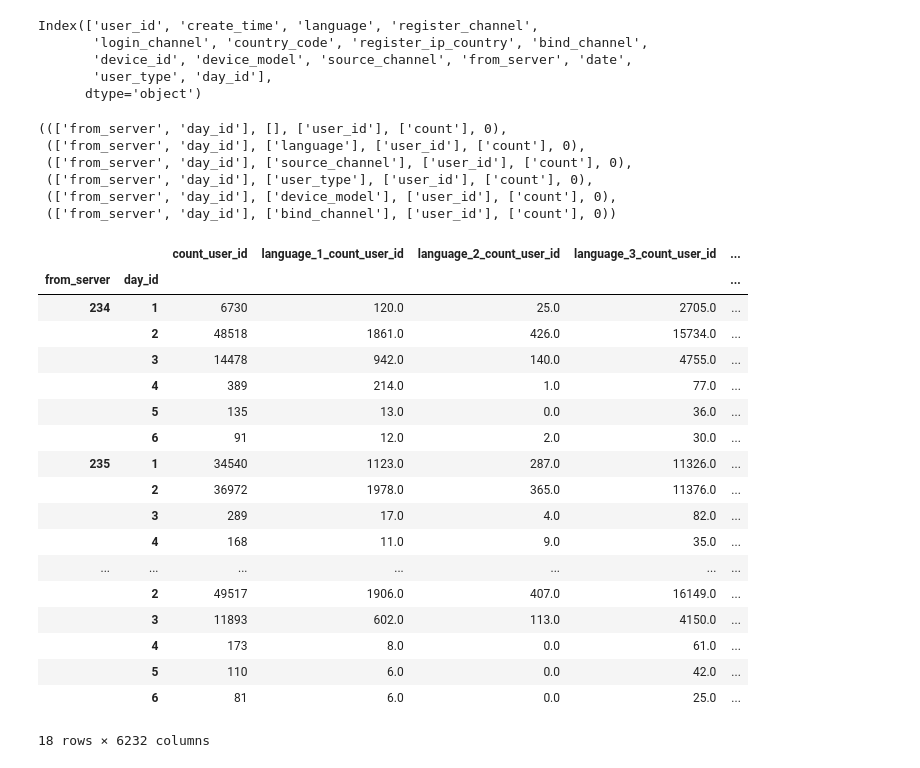
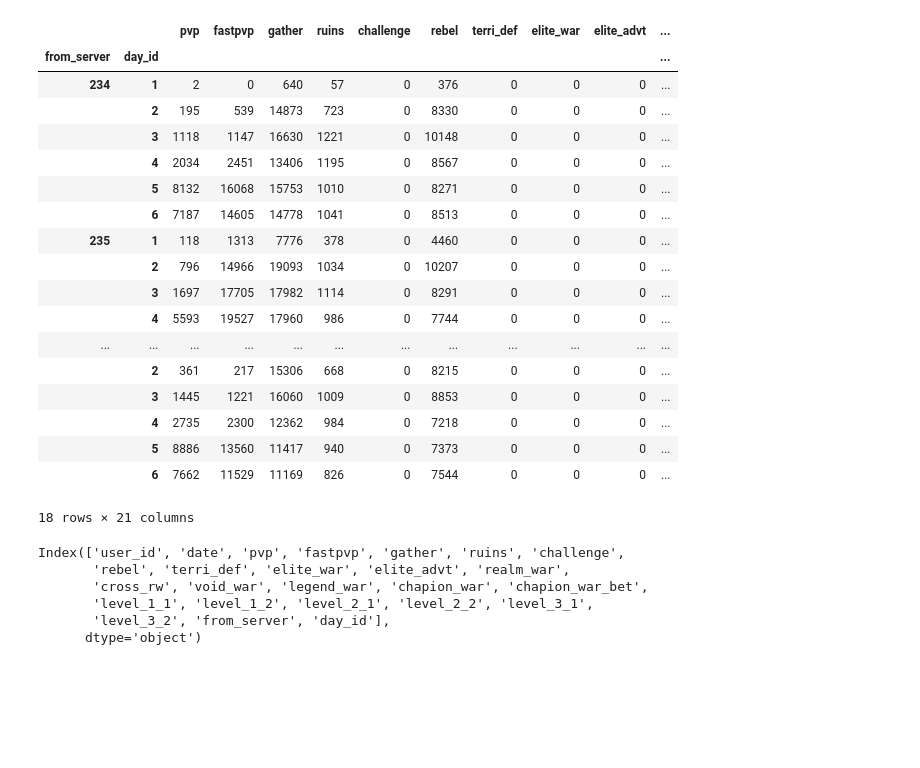
Before and after one commit to Camel-Data/Camel_open_server, a Jupyter notebook: docs/open_server_aggr.ipynb, the cells around one changed output. Cells and saved outputs as stored; diff of their text form; code cells hidden in the pictures; blank space fills up the shorter version.

```diff
--- a/docs/open_server_aggr.ipynb
+++ b/docs/open_server_aggr.ipynb
@@ -106,8 +67,35 @@ def run_groupby_tasks(df, tasks, merge = False):
+# %%
+battle.groupby(['from_server','day_id'])[['pvp','fastpvp','gather','ruins','challenge',
+                                          'rebel','terri_def','elite_war', 'elite_advt', 'realm_war',
+                                          'cross_rw', 'void_war', 'legend_war', 'chapion_war', 'chapion_war_bet',
+                                          'level_1_1', 'level_1_2', 'level_2_1', 'level_2_2', 'level_3_1',
+                                          'level_3_2']].sum()
+# %% [output]
+|  |  | pvp | fastpvp | gather | ruins | challenge | rebel | terri_def | elite_war | elite_advt | ... |
+| from_server | day_id |  |  |  |  |  |  |  |  |  | ... |
+| 234 | 1 | 2 | 0 | 640 | 57 | 0 | 376 | 0 | 0 | 0 | ... |
+|  | 2 | 195 | 539 | 14873 | 723 | 0 | 8330 | 0 | 0 | 0 | ... |
+|  | 3 | 1118 | 1147 | 16630 | 1221 | 0 | 10148 | 0 | 0 | 0 | ... |
+|  | 4 | 2034 | 2451 | 13406 | 1195 | 0 | 8567 | 0 | 0 | 0 | ... |
+|  | 5 | 8132 | 16068 | 15753 | 1010 | 0 | 8271 | 0 | 0 | 0 | ... |
+|  | 6 | 7187 | 14605 | 14778 | 1041 | 0 | 8513 | 0 | 0 | 0 | ... |
+| 235 | 1 | 118 | 1313 | 7776 | 378 | 0 | 4460 | 0 | 0 | 0 | ... |
+|  | 2 | 796 | 14966 | 19093 | 1034 | 0 | 10207 | 0 | 0 | 0 | ... |
+|  | 3 | 1697 | 17705 | 17982 | 1114 | 0 | 8291 | 0 | 0 | 0 | ... |
+|  | 4 | 5593 | 19527 | 17960 | 986 | 0 | 7744 | 0 | 0 | 0 | ... |
+| ... | ... | ... | ... | ... | ... | ... | ... | ... | ... | ... | ... |
+|  | 2 | 361 | 217 | 15306 | 668 | 0 | 8215 | 0 | 0 | 0 | ... |
+|  | 3 | 1445 | 1221 | 16060 | 1009 | 0 | 8853 | 0 | 0 | 0 | ... |
+|  | 4 | 2735 | 2300 | 12362 | 984 | 0 | 7218 | 0 | 0 | 0 | ... |
+|  | 5 | 8886 | 13560 | 11417 | 940 | 0 | 7373 | 0 | 0 | 0 | ... |
+|  | 6 | 7662 | 11529 | 11169 | 826 | 0 | 7544 | 0 | 0 | 0 | ... |
+18 rows × 21 columns
 # %%
-user.columns
+battle.columns
 # %% [output]
-Index(['user_id', 'create_time', 'language', 'register_channel',
-       'login_channel', 'country_code', 'register_ip_country', 'bind_channel',
-       'device_id', 'device_model', 'source_channel', 'from_server', 'date',
-       'user_type', 'day_id'],
+Index(['user_id', 'date', 'pvp', 'fastpvp', 'gather', 'ruins', 'challenge',
+       'rebel', 'terri_def', 'elite_war', 'elite_advt', 'realm_war',
+       'cross_rw', 'void_war', 'legend_war', 'chapion_war', 'chapion_war_bet',
+       'level_1_1', 'level_1_2', 'level_2_1', 'level_2_2', 'level_3_1',
+       'level_3_2', 'from_server', 'day_id'],
       dtype='object')
@@ -124,32 +101,0 @@ USER_TASKS = (
-# %%
-USER_TASKS
-# %% [output]
-((['from_server', 'day_id'], [], ['user_id'], ['count'], 0),
- (['from_server', 'day_id'], ['language'], ['user_id'], ['count'], 0),
- (['from_server', 'day_id'], ['source_channel'], ['user_id'], ['count'], 0),
- (['from_server', 'day_id'], ['user_type'], ['user_id'], ['count'], 0),
- (['from_server', 'day_id'], ['device_model'], ['user_id'], ['count'], 0),
- (['from_server', 'day_id'], ['bind_channel'], ['user_id'], ['count'], 0))
-# %%
-user_features = run_groupby_tasks(user, USER_TASKS, merge = True)
-user_features
-# %% [output]
-|  |  | count_user_id | language_1_count_user_id | language_2_count_user_id | language_3_count_user_id | ... |
-| from_server | day_id |  |  |  |  | ... |
-| 234 | 1 | 6730 | 120.0 | 25.0 | 2705.0 | ... |
-|  | 2 | 48518 | 1861.0 | 426.0 | 15734.0 | ... |
-|  | 3 | 14478 | 942.0 | 140.0 | 4755.0 | ... |
-|  | 4 | 389 | 214.0 | 1.0 | 77.0 | ... |
-|  | 5 | 135 | 13.0 | 0.0 | 36.0 | ... |
-|  | 6 | 91 | 12.0 | 2.0 | 30.0 | ... |
-| 235 | 1 | 34540 | 1123.0 | 287.0 | 11326.0 | ... |
-|  | 2 | 36972 | 1978.0 | 365.0 | 11376.0 | ... |
-|  | 3 | 289 | 17.0 | 4.0 | 82.0 | ... |
-|  | 4 | 168 | 11.0 | 9.0 | 35.0 | ... |
-| ... | ... | ... | ... | ... | ... | ... |
-|  | 2 | 49517 | 1906.0 | 407.0 | 16149.0 | ... |
-|  | 3 | 11893 | 602.0 | 113.0 | 4150.0 | ... |
-|  | 4 | 173 | 8.0 | 0.0 | 61.0 | ... |
-|  | 5 | 110 | 6.0 | 0.0 | 42.0 | ... |
-|  | 6 | 81 | 6.0 | 0.0 | 25.0 | ... |
-18 rows × 6232 columns
```
Also changed, not shown: parts of 16 cells of this notebook, 10 other files.
